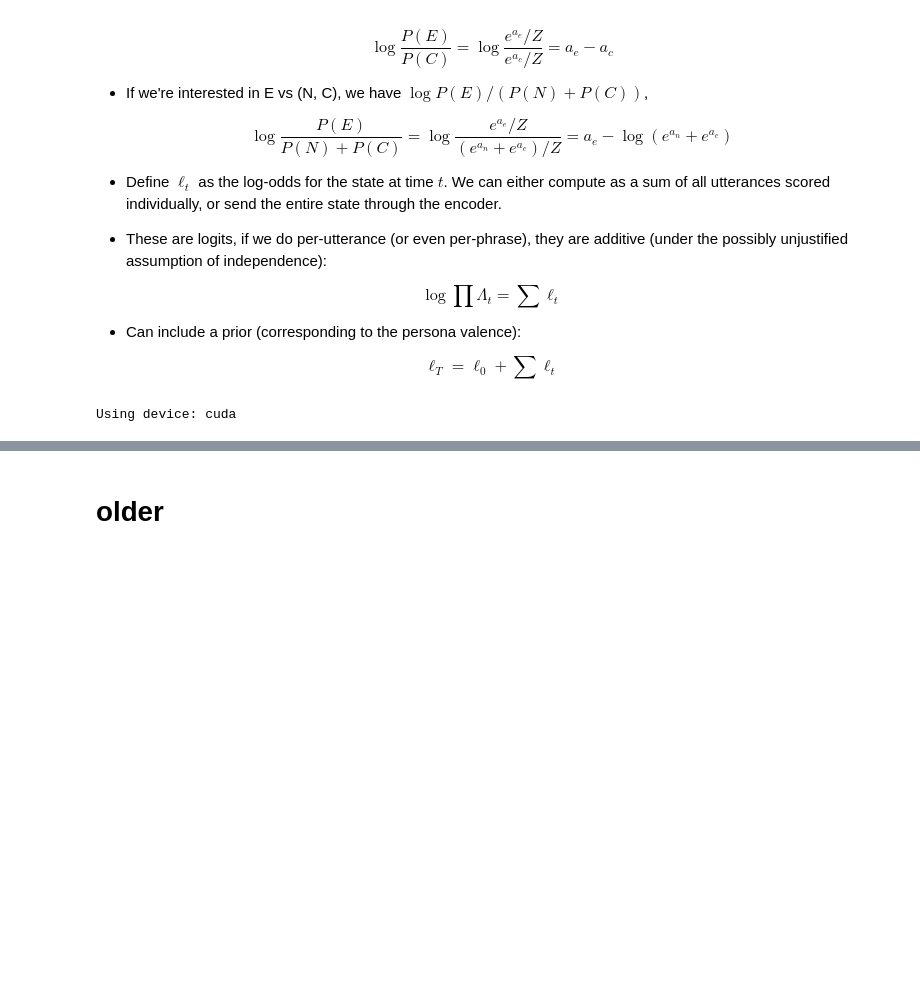
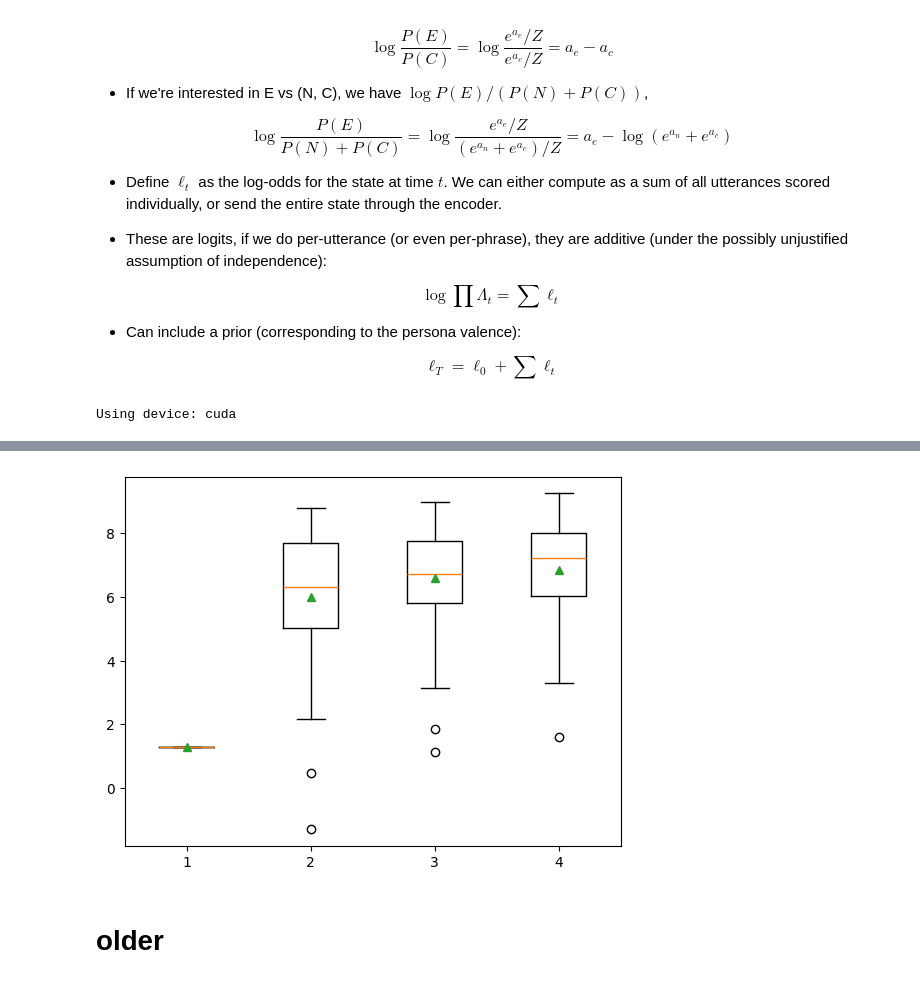
Before and after one commit to stmorse/scope2, a Jupyter notebook: notebooks/rewards.ipynb, the cells around one changed output, grey strips where cells are left out. Drawn from its saved outputs; the diff is of its cells as text; code cells hidden in the pictures; blank space fills up the shorter version.

```diff
--- a/notebooks/rewards.ipynb
+++ b/notebooks/rewards.ipynb
@@ -285,3 +420,25 @@ plt.show()
+# %%
+ez = np.stack(e_scores, axis=0)
+fz = np.stack(f_scores, axis=0)
+gz = np.stack(g_scores, axis=0)
+hz = np.stack(h_scores, axis=0)
+
+rz = np.stack([r.flatten() for r in r_scores], axis=0)
+qz = np.stack([q.flatten() for q in q_scores], axis=0)
+# %%
+plt.boxplot(
+    [l0 + get_ell(hz[:,i,:]) for i in range(4)],
+    showmeans=True
+)
+
+# plt.boxplot(
+#     [logit(rz[:,i]) for i in range(4)],
+#     showmeans=True
+# )
+
+plt.show()
+# %% [output]
+[figure, added]
 # %% [markdown]
 # older
 # %%
```
Also changed, not shown: parts of 12 cells of this notebook, 4 other files.
